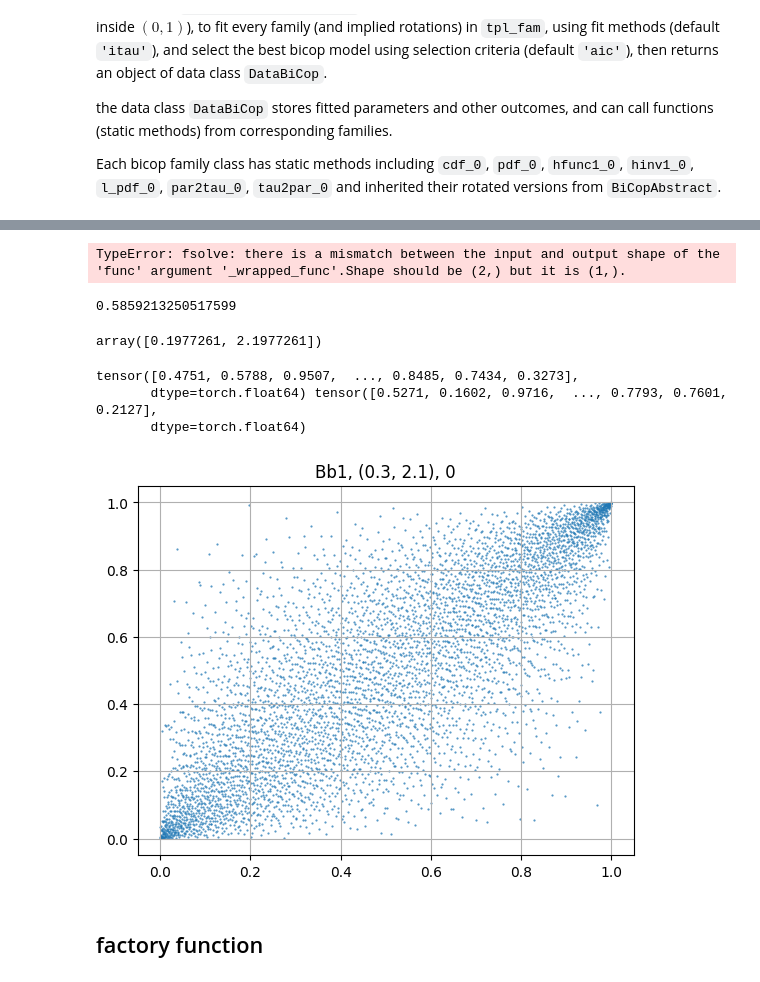
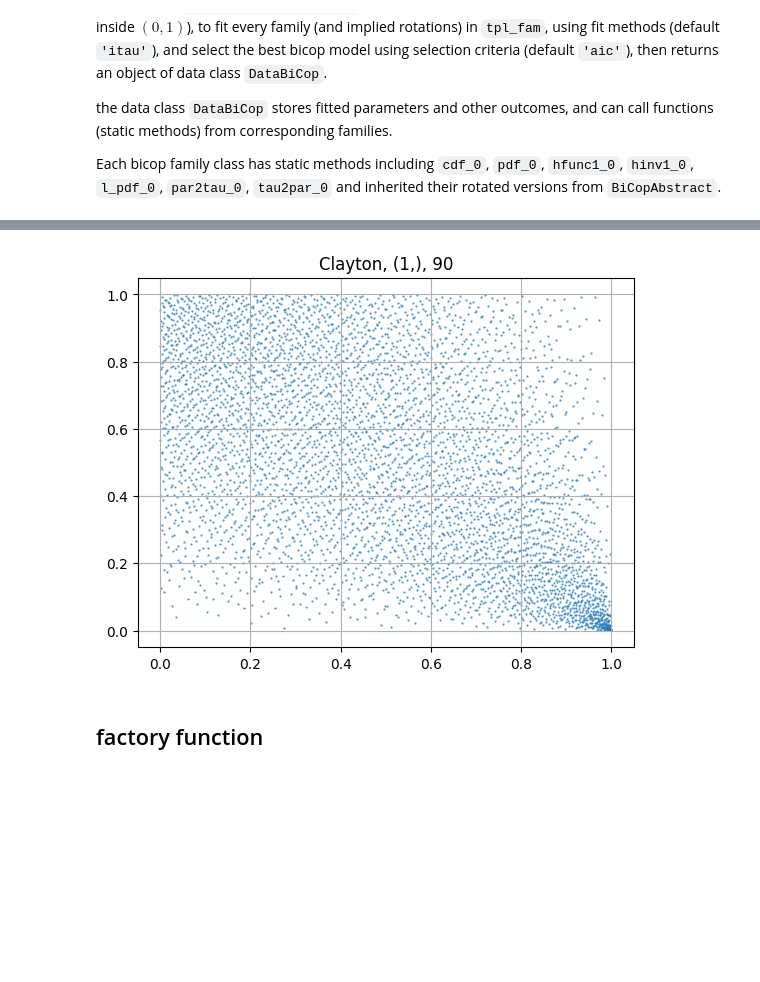
Before and after one commit to TY-Cheng/torchvinecopulib, a Jupyter notebook: examples/0_bicop.ipynb, the cells around one changed output, grey strips where cells are left out. Drawn from its saved outputs; the diff is of its cells as text; code cells hidden in the pictures; blank space fills up the shorter version.

```diff
--- a/examples/0_bicop.ipynb
+++ b/examples/0_bicop.ipynb
@@ -90,70 +47,15 @@ plt.grid()
-# %%
-import numpy as np
-from scipy.optimize import fsolve
-
-# Given value of t
-t_given = 0.5  # Example value, adjust as needed
-
-# Define the function to solve, representing the equation t = 1 - 2/(b(a+2))
-# This function will return 0 when the equation is satisfied.
-def equations(vars):
-    a, b = vars  # unpack the variables
-    t_calculated = 1 - 2 / (b * (a + 2))
-    return t_calculated - t_given
-
-# Initial guesses for a and b
-initial_guess = [1.0, 1.0]
-
-# Use fsolve to solve the system of equations
-solution = fsolve(equations, initial_guess)
-
-# Extract the solution
-a_solution, b_solution = solution
-
-# Print the results
-print(f"Approximated a: {a_solution}")
-print(f"Approximated b: {b_solution}")
-# %% [output]
-TypeError: fsolve: there is a mismatch between the input and output shape of the 'func' argument '_wrapped_func'.Shape should be (2,) but it is (1,).
-# %%
-from scipy.optimize import fsolve
-
-def tau2par_0(tau: float) -> tuple:
-
-    def func(par):
-        return [(1 - 2 / (par[1] * (par[0] + 2))) - tau, par[1] - 1.5]
-
-    root = fsolve(func, [0.1, 2])
-
-    return root
-
-def par2tau_0(par: tuple) -> float:
-    return 1 - 2 / (par[1] * (par[0] + 2))
-
-tau = par2tau_0([0.3, 2.1])
-
-print(tau)
-
-tau2par_0(tau)
-# %% [output]
-0.5859213250517599
-array([0.1977261, 2.1977261])
 # %%
 # simulate from a bcp with given family, parameter, rotation
-fam, par, rot = "Bb1", (0.3, 2.1), 0
+fam, par, rot = "Clayton", (1,), 90
 V_bcp = tvc.bicop.DataBiCop(fam=fam, par=par, rot=rot).sim(
     num_sim=5000, device=DEVICE, seed=0, is_sobol=True
 )
 # visualization
 plt.scatter(*V_bcp.T.cpu(), s=0.3, alpha=0.8)
-print(*V_bcp.T.cpu())
 plt.title(f"{fam}, {par}, {rot}")
 plt.grid()
 # %% [output]
-tensor([0.4751, 0.5788, 0.9507,  ..., 0.8485, 0.7434, 0.3273],
-       dtype=torch.float64) tensor([0.5271, 0.1602, 0.9716,  ..., 0.7793, 0.7601, 0.2127],
-       dtype=torch.float64)
-[figure, old version]
+[figure, new version]
 # %% [markdown]
 ## factory function
 # %%
```
Also changed, not shown: parts of 4 cells of this notebook, 11 other files.
